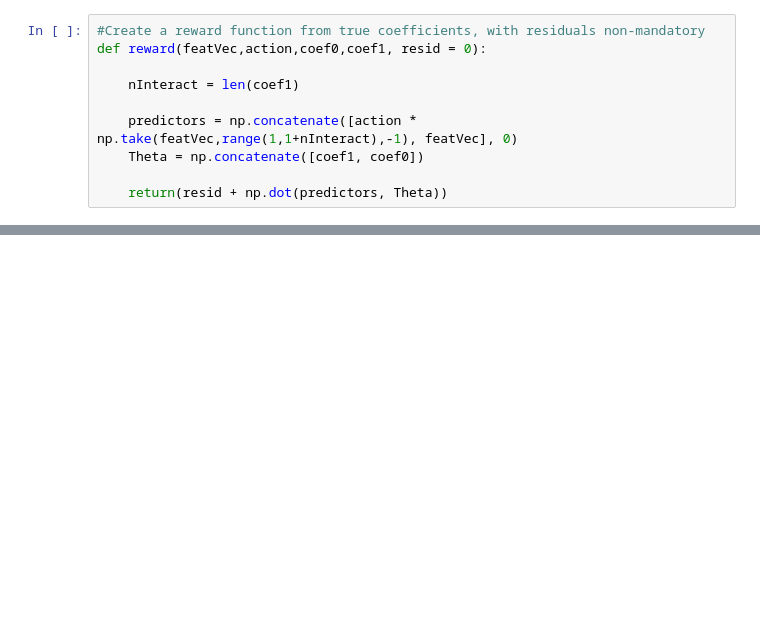
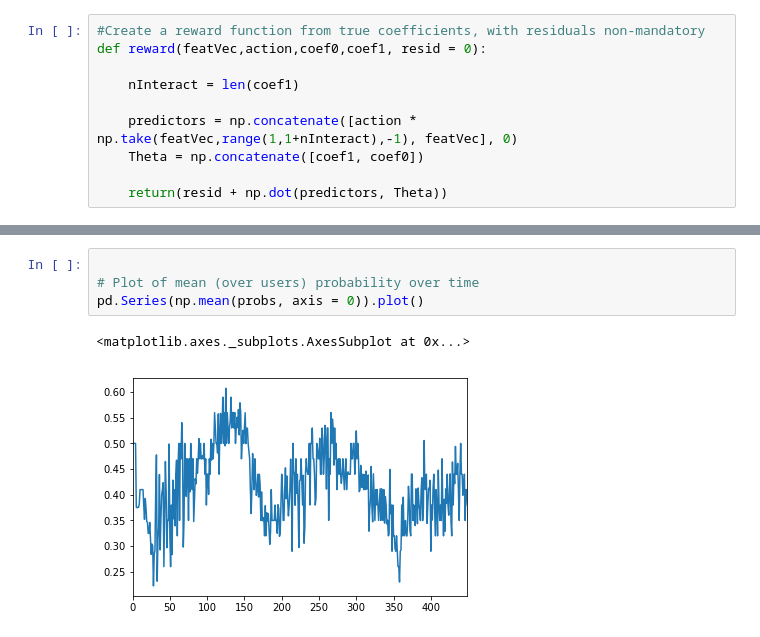
Before and after one commit to isaacxia10/heartsteps, a Jupyter notebook: BanditAlg/banditThompsonCent.ipynb, the cells around one changed output, grey strips where cells are left out. Drawn from its saved outputs; the diff is of its cells as text; blank space fills up the shorter version.

```diff
--- a/BanditAlg/banditThompsonCent.ipynb
+++ b/BanditAlg/banditThompsonCent.ipynb
@@ -452,0 +465,7 @@ plt.plot(probs) #probabilities of taking action 1
+# %%
+
+# Plot of mean (over users) probability over time
+pd.Series(np.mean(probs, axis = 0)).plot()
+# %% [output]
+<matplotlib.axes._subplots.AxesSubplot at 0x...>
+[figure, added]
```
Also changed, not shown: parts of 17 cells of this notebook.
